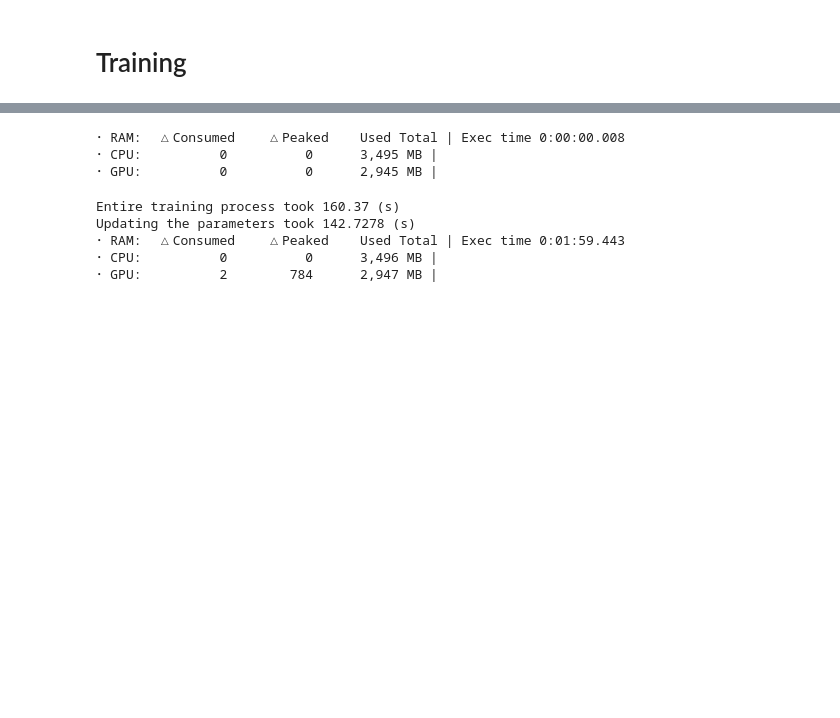
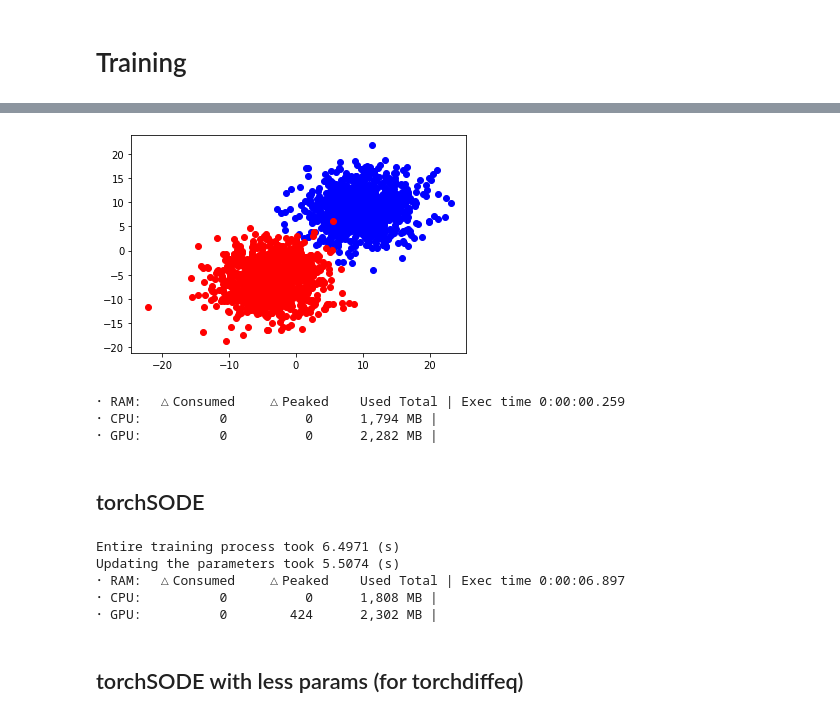
Before and after one commit to Zymrael/torchSODE, a Jupyter notebook: notebooks/benchmarks training.ipynb, the cells around one changed output, grey strips where cells are left out. Cells and saved outputs as stored; diff of their text form; code cells hidden in the pictures; blank space fills up the shorter version.

```diff
--- a/notebooks/benchmarks training.ipynb
+++ b/notebooks/benchmarks training.ipynb
@@ -86,5 +31,3 @@ torch.cuda.manual_seed_all(2)
 device = torch.device("cuda:0" if torch.cuda.is_available() else "cpu")
 # %% [markdown]
 ## Creating dataset
-# %%
-data = 'blobs'
@@ -395,55 +364,22 @@ Updating the parameters took 14.2507 (s)
-# %%
-# model class for torchdiffeq
-
-class SparseBlockModel(object):
-    def __init__(self, F, numpy=True):
-        if numpy: F = F.numpy()
-        self.F = F[0][0]
-    def __call__(self, dt, x, grad=None):
-        dxdt = self.F * grad * x
-        return dxdt
-# %% [output]
-･ RAM:  △Consumed    △Peaked    Used Total | Exec time 0:00:00.008
-･ CPU:          0          0      3,495 MB |
-･ GPU:          0          0      2,945 MB |
-# %%
-#torchdiff SGD-like
-
-m3 = MLP([2, 1000, 1000, 1000, 1000, 2]).to(device)
-Fm = torch.eye(1).to(device)
-model = SparseBlockModel(Fm, False)
-criterion = F.nll_loss
-optimizer = torch.optim.SGD(m3.parameters(), lr=0.01, momentum=0.9)
-epochs = 100
-t = torch.linspace(0, 0.01)
-ode_steps = 1
-
-# timer for updating loop only
-end_updating_timer3 = 0
-
-training_timer3 = time.process_time()
-for e in range(epochs):
-    dataiter = iter(trainloader)
-
-    for i, d in enumerate(dataiter):
-        x, y = next(dataiter)
-        x, y = x.cuda(), y.cuda()
-        for j in range(ode_steps):
-            loss = criterion(m3(x), y)
-            loss.backward()
-            updating_timer3 = time.process_time()
-            with torch.no_grad():
-                for p in m3.parameters():
-                    p = torchdiffeq.odeint(partial(model, grad=p.grad.view(-1)), p.view(-1), t, method='euler')
-            end_updating_timer3 += time.process_time() - updating_timer3
-        m3.zero_grad()
-
-end_training3 = time.process_time() - training_timer1
-print(f"Entire training process took {round(end_training3, 4)} (s)")
-print(f"Updating the parameters took {round(end_updating_timer3, 4)} (s)")
-# %% [output]
-Entire training process took 160.37 (s)
-Updating the parameters took 142.7278 (s)
-･ RAM:  △Consumed    △Peaked    Used Total | Exec time 0:01:59.443
-･ CPU:          0          0      3,496 MB |
-･ GPU:          2        784      2,947 MB |
+# %%
+X, yn = gen_dataset('blobs', '0')
+# %% [output]
+[figure, added]
+･ RAM:  △Consumed    △Peaked    Used Total | Exec time 0:00:00.259
+･ CPU:          0          0      1,794 MB |
+･ GPU:          0          0      2,282 MB |
+# %% [markdown]
+## torchSODE
+# %%
+m1 = MLP([2, 10000, 10000, 1000, 1000, 2]).to(device)
+count_parameters(m1)
+trainloader, _ = setup(X, yn)
+t_train1, t_update1 = torchsodeT1(trainloader, m1)
+# %% [output]
+Entire training process took 6.4971 (s)
+Updating the parameters took 5.5074 (s)
+･ RAM:  △Consumed    △Peaked    Used Total | Exec time 0:00:06.897
+･ CPU:          0          0      1,808 MB |
+･ GPU:          0        424      2,302 MB |
+# %% [markdown]
+## torchSODE with less params (for torchdiffeq)
```
Also changed, not shown: parts of 53 cells of this notebook, 5 other files.
